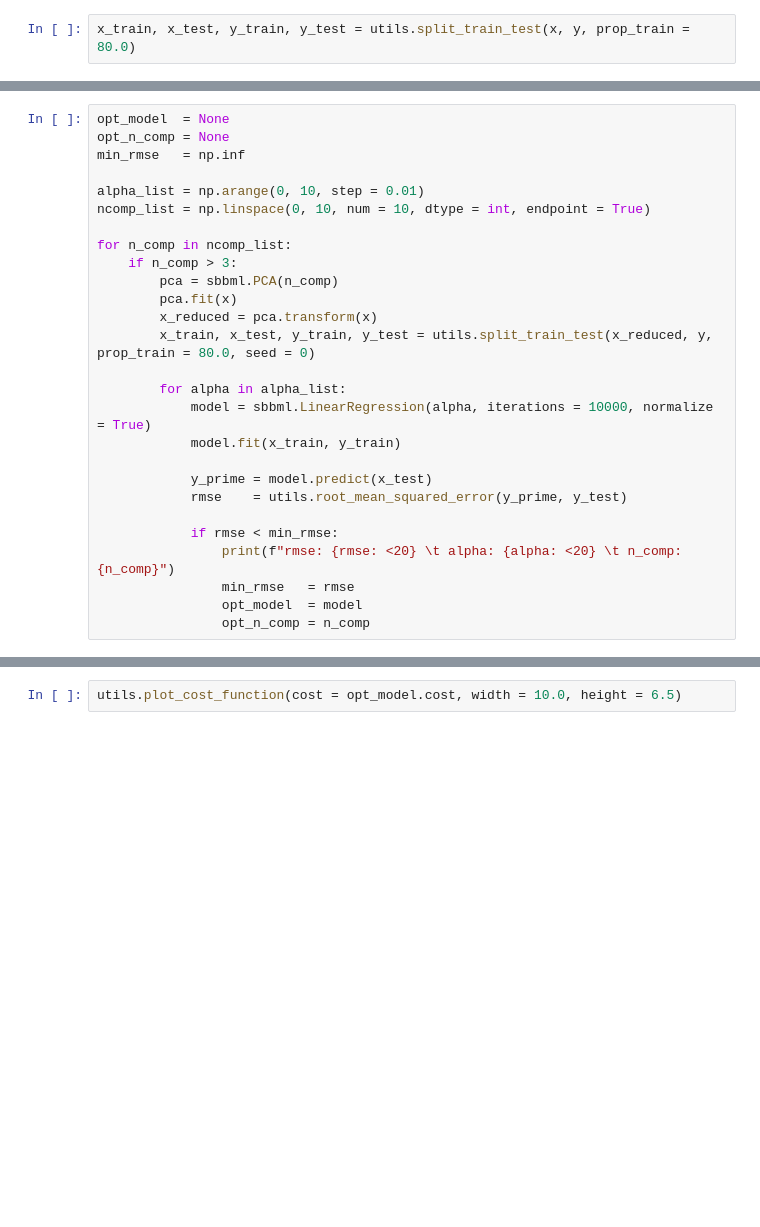
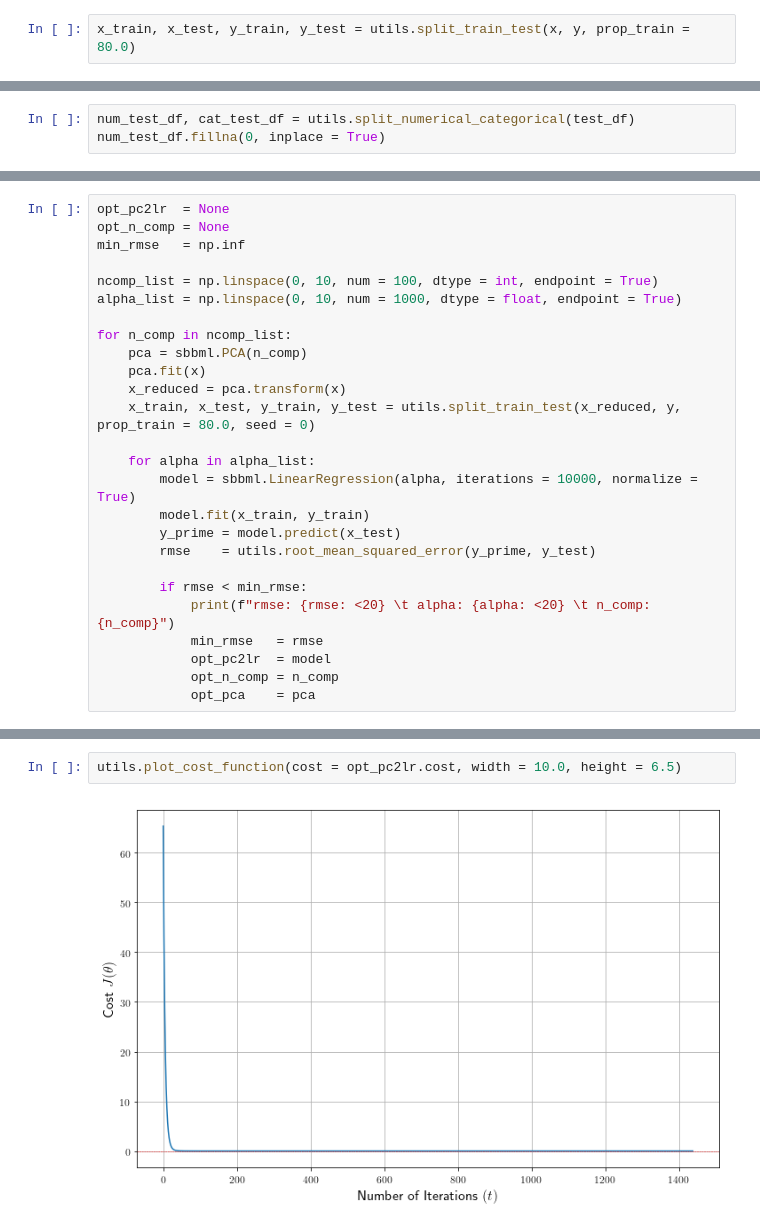
Before and after one commit to noelnamai/machine-learning, a Jupyter notebook: housing-prices.ipynb, the cells around one changed output, grey strips where cells are left out. Cells and saved outputs as stored; diff of their text form; blank space fills up the shorter version.

```diff
--- a/housing-prices.ipynb
+++ b/housing-prices.ipynb
@@ -131,0 +199,3 @@ utils.plot_cost_function(cost = opt_model.cost, width = 10.0, height = 6.5)
+# %%
+num_test_df, cat_test_df = utils.split_numerical_categorical(test_df)
+num_test_df.fillna(0, inplace = True)
@@ -132,27 +211,26 @@ utils.plot_cost_function(cost = opt_model.cost, width = 10.0, height = 6.5)
 # %%
-opt_model  = None
+opt_pc2lr  = None
 opt_n_comp = None
 min_rmse   = np.inf
 
-alpha_list = np.arange(0, 10, step = 0.01)
-ncomp_list = np.linspace(0, 10, num = 10, dtype = int, endpoint = True)
+ncomp_list = np.linspace(0, 10, num = 100, dtype = int, endpoint = True)
+alpha_list = np.linspace(0, 10, num = 1000, dtype = float, endpoint = True)
 
 for n_comp in ncomp_list:
-    if n_comp > 3:
-        pca = sbbml.PCA(n_comp)
-        pca.fit(x)
-        x_reduced = pca.transform(x)
-        x_train, x_test, y_train, y_test = utils.split_train_test(x_reduced, y, prop_train = 80.0, seed = 0)
+    pca = sbbml.PCA(n_comp)
+    pca.fit(x)
+    x_reduced = pca.transform(x)
+    x_train, x_test, y_train, y_test = utils.split_train_test(x_reduced, y, prop_train = 80.0, seed = 0)
 
-        for alpha in alpha_list:
-            model = sbbml.LinearRegression(alpha, iterations = 10000, normalize = True)
-            model.fit(x_train, y_train)
+    for alpha in alpha_list:
+        model = sbbml.LinearRegression(alpha, iterations = 10000, normalize = True)
+        model.fit(x_train, y_train)
+        y_prime = model.predict(x_test)
+        rmse    = utils.root_mean_squared_error(y_prime, y_test)
 
-            y_prime = model.predict(x_test)
-            rmse    = utils.root_mean_squared_error(y_prime, y_test)
-
-            if rmse < min_rmse:
-                print(f"rmse: {rmse: <20} \t alpha: {alpha: <20} \t n_comp: {n_comp}")
-                min_rmse   = rmse
-                opt_model  = model
-                opt_n_comp = n_comp
+        if rmse < min_rmse:
+            print(f"rmse: {rmse: <20} \t alpha: {alpha: <20} \t n_comp: {n_comp}")
+            min_rmse   = rmse
+            opt_pc2lr  = model
+            opt_n_comp = n_comp
+            opt_pca    = pca
@@ -159,2 +249,4 @@ for n_comp in ncomp_list:
 # %%
-utils.plot_cost_function(cost = opt_model.cost, width = 10.0, height = 6.5)
+utils.plot_cost_function(cost = opt_pc2lr.cost, width = 10.0, height = 6.5)
+# %% [output]
+[figure, added]
```
Also changed, not shown: parts of 25 cells of this notebook.
